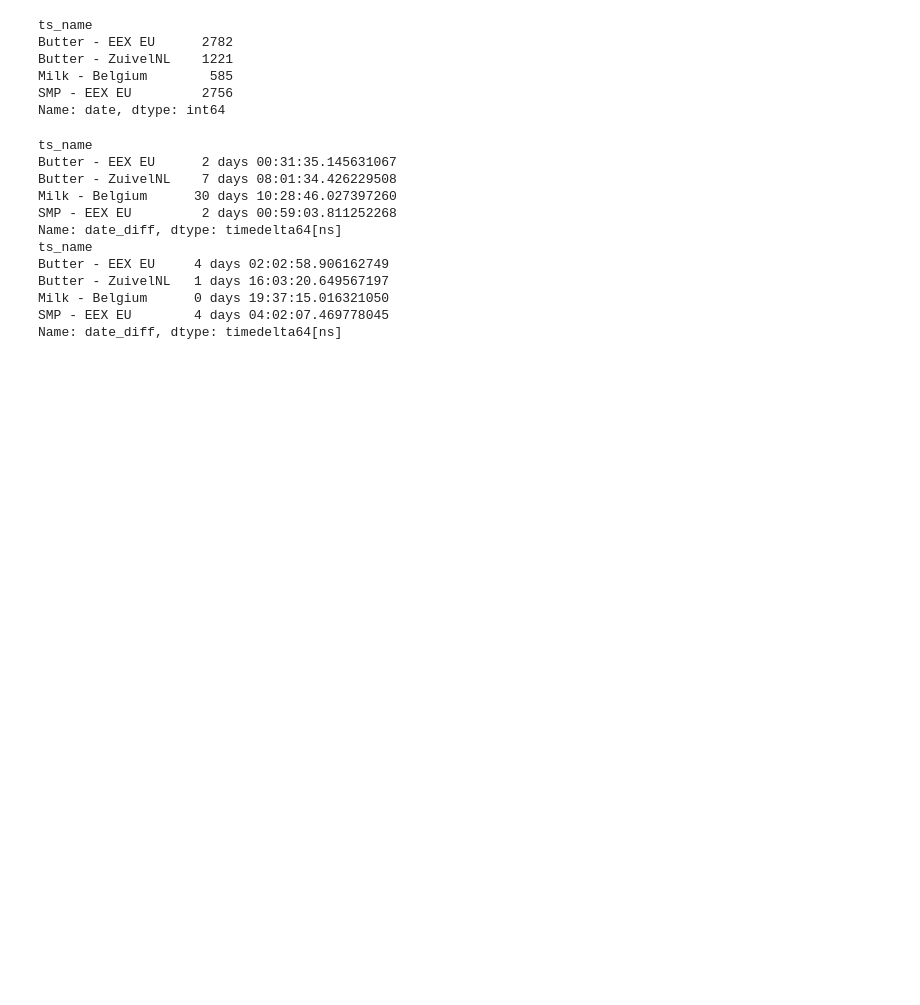
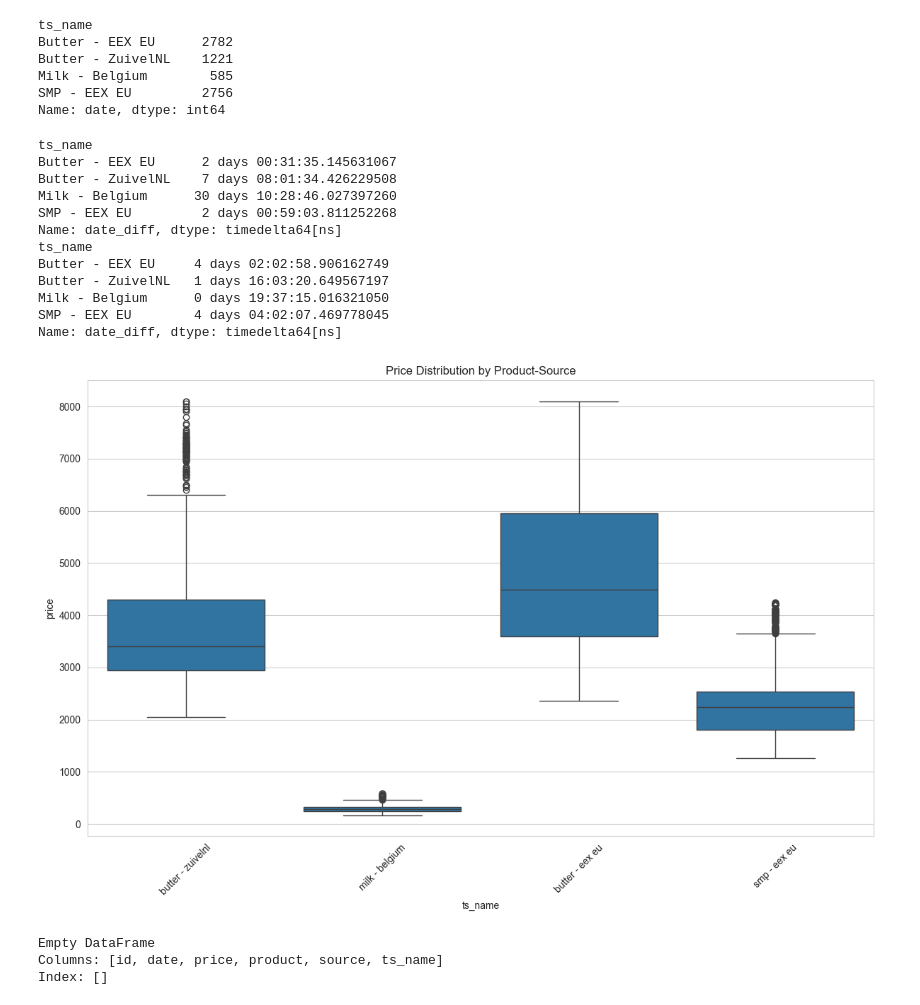
Before and after one commit to adithya-ms/langgraph_SQL_agent, a Jupyter notebook: src/eda.ipynb, the cells around one changed output. Drawn from its saved outputs; the diff is of its cells as text; code cells hidden in the pictures; blank space fills up the shorter version.

```diff
--- a/src/eda.ipynb
+++ b/src/eda.ipynb
@@ -84,3 +91,20 @@ Butter - ZuivelNL   1 days 16:03:20.649567197
 Milk - Belgium      0 days 19:37:15.016321050
 SMP - EEX EU        4 days 04:02:07.469778045
 Name: date_diff, dtype: timedelta64[ns]
+# %%
+df.groupby("ts_name")['price'].describe()
+#plot the price distributions for each ts_name
+plt.figure(figsize=(12, 8))
+sns.boxplot(x='ts_name', y='price', data=df)
+plt.xticks(rotation=45)
+plt.title('Price Distribution by Product-Source')
+plt.tight_layout()
+plt.show()
+# %% [output]
+[figure, added]
+# %%
+print(df[df['price'].isnull()])
+# %% [output]
+Empty DataFrame
+Columns: [id, date, price, product, source, ts_name]
+Index: []
```
Also changed, not shown: parts of 9 cells of this notebook, 6 other files.
